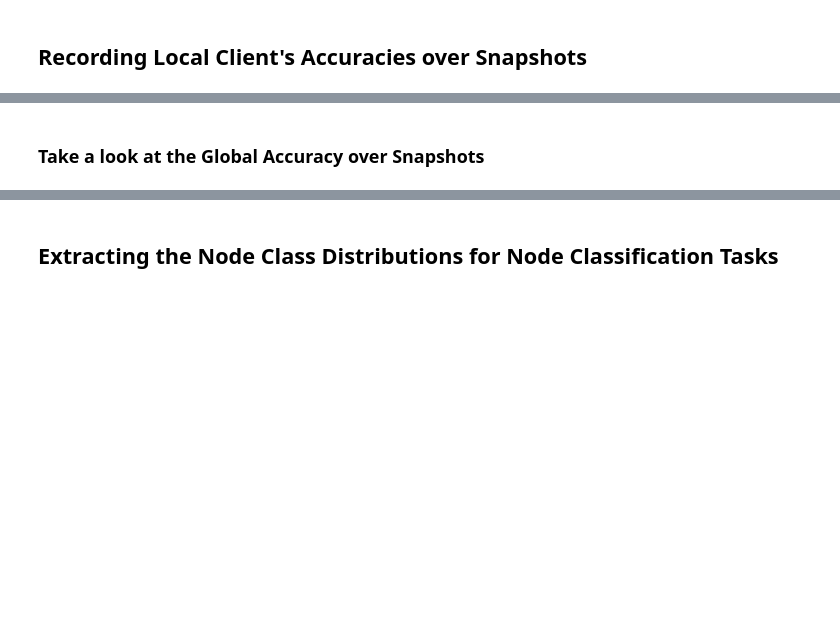
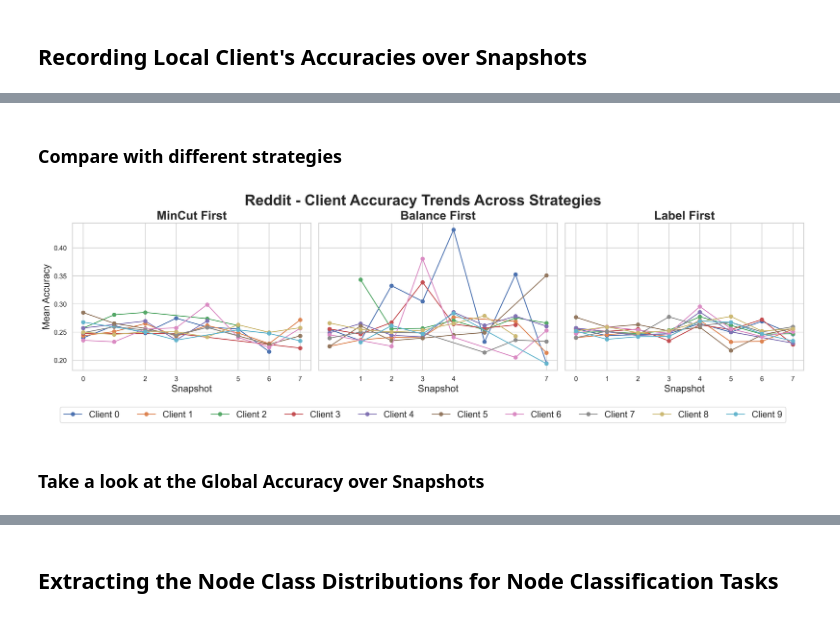
Before and after one commit to Ashley0909/DG-CoLearn, a Jupyter notebook: analysis_gpa.ipynb, the cells around one changed output, grey strips where cells are left out. Cells and saved outputs as stored; diff of their text form; code cells hidden in the pictures; blank space fills up the shorter version.

Commit message:
Added Experiments (Unused)

```diff
--- a/analysis_gpa.ipynb
+++ b/analysis_gpa.ipynb
@@ -467,5 +408,61 @@ def plot_combined_accuracy_and_edges(snapshot_to_client_accuracies, snapshot_to_
+# %% [markdown]
+### Compare with different strategies
+# %%
+import matplotlib.pyplot as plt
+from collections import defaultdict
+import re
+import numpy as np
+
+def parse_snapshot_local_accuracies(filepath):
+    """Parse accuracies from a single log file."""
+    client_to_snapshot_accuracies = defaultdict(lambda: defaultdict(list))
+    current_snapshot = None
+
+    with open(filepath, "r") as file:
+        for line in file:
+            line = line.strip()
+            if re.match(r"Snapshot (\d+)", line):
+                current_snapshot = int(re.match(r"Snapshot (\d+)", line).group(1))
+            elif "@Local> accuracy" in line and current_snapshot is not None:
+                accs = [float(x.strip()) for x in re.search(r"\[([^\]]+)\]", line).group(1).split(',')]
+                for client_id, acc in enumerate(accs):
+                    if acc > 0:
+                        client_to_snapshot_accuracies[client_id][current_snapshot].append(acc)
+    return client_to_snapshot_accuracies
+
+def plot_side_by_side(dataset, filepaths, strategy_names):
+    """Plot 3 strategies side-by-side with auto-styled clients."""
+    fig, axes = plt.subplots(1, 3, figsize=(18, 6), sharey=True, dpi=300)
+    fig.suptitle(f"{dataset} - Client Accuracy Trends Across Strategies", fontsize=25, y=0.9, fontweight='bold')
+
+    for idx, (filepath, name) in enumerate(zip(filepaths, strategy_names)):
+        data = parse_snapshot_local_accuracies(experiment_to_results_path[filepath])
+        ax = axes[idx]
+
+        for client_id in sorted(data.keys()):
+            snapshots = sorted(data[client_id].keys())
+            mean_accs = [np.mean(data[client_id][s]) for s in snapshots]
+            ax.plot(snapshots, mean_accs, label=f'Client {client_id}', marker='o', linestyle='-')
+
+        ax.set_title(name, fontsize=20, fontweight='bold')
+        ax.set_xlabel("Snapshot", fontsize=16)
+        ax.set_xticks(sorted(snapshots))
+        ax.grid(True)
+        if idx == 0:
+            ax.set_ylabel("Mean Accuracy", fontsize=16)
+
+    # Single legend for all subplots (placed centrally)
+    handles, labels = axes[0].get_legend_handles_labels()
+    fig.legend(handles, labels, loc='lower center', bbox_to_anchor=(0.5, 0), ncol=len(labels), fontsize=15)
+    plt.tight_layout(rect=[0, 0.1, 1, 0.95])  # Adjust for legend
+    plt.show()
+
+# Example Usage
+plot_side_by_side(DATASET, file_paths, labels)
+# %% [output]
+[figure, added]
 # %% [markdown]
-<h3> Take a look at the Global Accuracy over Snapshots
+### Take a look at the Global Accuracy over Snapshots
 # %%
 def parse_snapshot_file(file_path):
     snapshot_to_global_accs = defaultdict(list)
```
Also changed, not shown: parts of 12 cells of this notebook.
